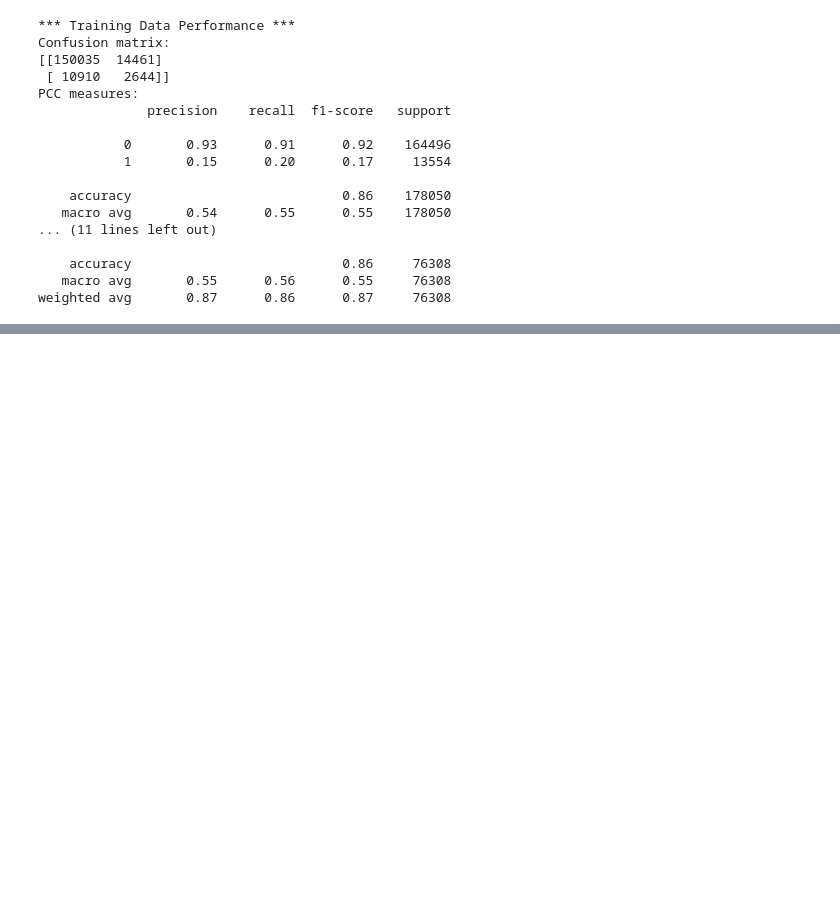
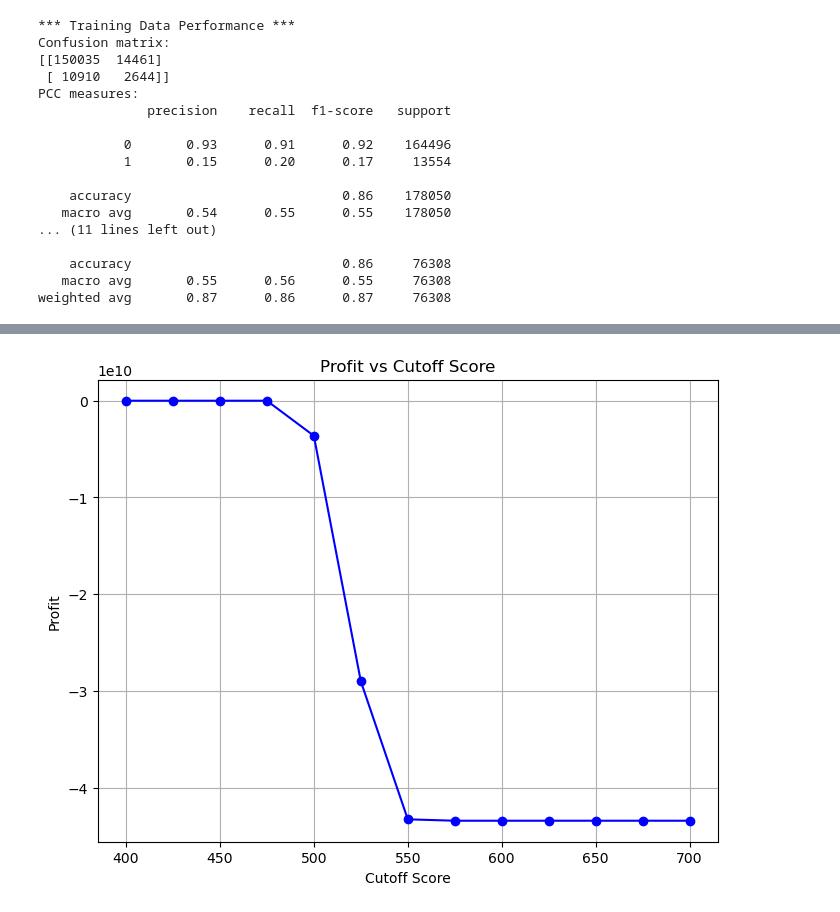
Before and after one commit to JohnErnestTan/Financial-Analytics-for-Elderly-care-Support-Loan-IS453, a Jupyter notebook: scorecard_chi_square_V2.ipynb, the cells around one changed output, grey strips where cells are left out. Saved outputs shown, nothing was run; the diff lists cells and outputs as text; code cells hidden in the pictures; blank space fills up the shorter version.

Commit message:
score cutoff

```diff
--- a/scorecard_chi_square_V2.ipynb
+++ b/scorecard_chi_square_V2.ipynb
@@ -377,0 +392,22 @@ card_df
+# %%
+# Define loss per defaulting loan (mean loan amount)
+loss_per_defaulting_loan = df['AMT_CREDIT'].mean()  # Mean loan amount as loss for defaults
+
+# Realistic assumptions for consumer loans
+interest_rate = 0.1  # 10% annual interest rate
+loan_term_years = 5  # Loan term in years (realistic for personal loans)
+
+# Calculate monthly repayment based on the loan amount
+monthly_interest_rate = interest_rate / 12
+num_payments = loan_term_years * 12  # 5 years, monthly payments
+loan_amount = df['AMT_CREDIT'].mean()
+
+# Monthly payment calculation (Loan Amortization Formula)
+monthly_payment = loan_amount * monthly_interest_rate / (1 - (1 + monthly_interest_rate) ** -num_payments)
+total_repayment = monthly_payment * num_payments  # Total repayment over the loan term
+
+# Profit from successful loan (total repayment minus the loan amount)
+profit_per_successful_loan = total_repayment - loan_amount
+
+print("Profit per Successful Loan:", profit_per_successful_loan)
+print("Loss per Defaulting Loan:", loss_per_defaulting_loan)
@@ -377,0 +452,11 @@ card_df
+# %%
+# Example cutoff values to test
+cutoffs = [400, 425, 450, 475, 500, 525, 550, 575, 600, 625, 650, 675, 700]
+
+# Empty list to store profits for each cutoff
+profits = []
+
+# Calculate profit for each cutoff
+for cutoff in cutoffs:
+    profit = calculate_profit(cutoff, test_score, y_test, loan_amount)
+    profits.append(profit)
@@ -377,0 +481,11 @@ card_df
+# %%
+# Plotting the profit at different cutoff scores
+plt.figure(figsize=(8, 6))
+plt.plot(cutoffs, profits, marker='o', linestyle='-', color='b')
+plt.title("Profit vs Cutoff Score")
+plt.xlabel("Cutoff Score")
+plt.ylabel("Profit")
+plt.grid(True)
+plt.show()
+# %% [output]
+[figure, added]
```
Also changed, not shown: parts of 13 cells of this notebook.
